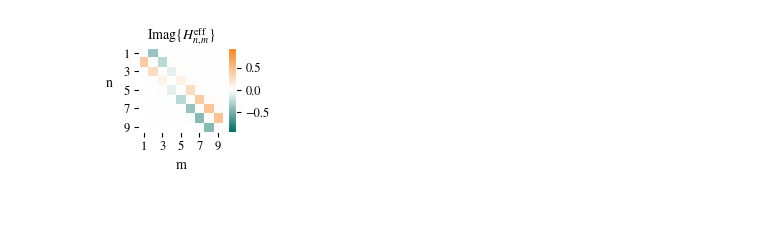
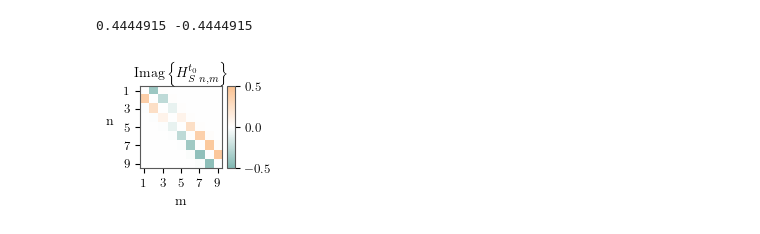
Before and after one commit to georgianixon/floquet-simulations, a Jupyter notebook: jupyter/hamiltonian_plots_for_paper.ipynb, the cells around one changed output. Saved outputs shown, nothing was run; the diff lists cells and outputs as text; code cells hidden in the pictures.

```diff
--- a/jupyter/hamiltonian_plots_for_paper.ipynb
+++ b/jupyter/hamiltonian_plots_for_paper.ipynb
@@ -5,3 +5,34 @@ from floquet_simulations.plot_functions import *
 from numpy import pi
 from pathlib import Path
 figsize_hams=(3.9,3.9)
+# %%
+#SSH4
+num_sites = 9
+centres = np.array(range(num_sites))
+funcs = [Cosine]*num_sites
+a1 = 16.917322691940058; a2 = -50; a3 = 38.315948852085626; a4 = -10
+omega0 = 25; T = 2*pi/omega0
+phi1 = 0; phi2 = 0; phi3 = 0; phi4 = 0
+onsite1 =0.0697854749060796; onsite2 = 0.068;  onsite3=0;onsite4 = -0.068
+# params = [onsite0, [a1, omega1, phi1, onsite1], [(a2, a3), (omega2, omega3), (phi2, phi3), onsite2], [a4, omega4, phi4, onsite4]]*2
+params = ([ [a1, omega0, phi1, onsite1], [a2, omega0, phi2, onsite2], [a3, omega0, phi3, onsite3], [a4, omega0, phi4, onsite4]]*3)[:num_sites]
+_, HF = CreateHFGeneral(num_sites, centres, funcs, params, T, circle_boundary=0)
+
+colourbar_min = np.min(np.real(HF))
+colourbar_max = np.max(np.real(HF))
+
+plt.rc('text.latex', preamble=r'\usepackage{amsmath}\usepackage{amssymb}')
+# mpl.verbose.level = 'debug-annoying'
+
+PlotParams(fontsize=10)
+
+print(colourbar_max, colourbar_min)
+ssh_plot_dir_path = Path().absolute().parent/"figures"/"paper"/"ssh4_model.pdf"
+PlotParams(fontsize=10)
+# PlotRealHamiltonian(HF, figsize=figsize_hams, colourbar_pad = 0.05, colourbar_size_percentage=10, save_location=ssh_plot_dir_path, axes_tick_pos=[0,2,4,6,8], axes_tick_labels=[1,3,5,7,9])
+# PlotRealHamiltonian(HF, figsize=figsize_hams, colourbar_pad=0.05, colourbar_size_percentage=10,
+#                     save_location = False, axes_tick_pos=[0,2,4,6,8], axes_tick_labels=[1,3,5,7,9],
+#                     cmap_lims=(-0.8,0.4), colourbar_ticks = [-0.8,-0.6,-0.4,-0.2,0,0.2,0.4, 0.6])
+PlotRealHamiltonian(HF, figsize=figsize_hams, colourbar_pad=0.05, colourbar_size_percentage=10,
+                    save_location = ssh_plot_dir_path, axes_tick_pos=[0,2,4,6,8], axes_tick_labels=[1,3,5,7,9],
+                    cmap_lims=(-0.8,0.4), colourbar_ticks = np.arange(-1,1,0.2))
@@ -8,19 +42,28 @@ figsize_hams=(3.9,3.9)
 # %%
 num_sites = 9
 omega = 8; T = 2*pi/omega
 centres = np.array(range(num_sites))
 onsite = 0
 _, HF = CreateHFGeneral(num_sites,
                           centres,
                           [Cosine]*num_sites,
                           [[10,omega,i*pi/8,onsite] for i in range(1,num_sites+1)],
                           T,
                           0
                           )
 PlotParams(fontsize=10)
 twisted_phase_plot_dir_path = Path().absolute().parent/"figures"/"paper"/"twisted_phase_model.pdf"
-PlotImagHamiltonian(HF, figsize=figsize_hams, colourbar_pad = 0.05, colourbar_size_percentage=10, save_location=twisted_phase_plot_dir_path, axes_tick_pos=[0,2,4,6,8], axes_tick_labels=[1,3,5,7,9])
-# PlotAngleHamiltonian(HF, figsize=(5,5), colourbar_pad = 0.1, colourbar_size_percentage=8)
+colourbar_min = np.min(np.imag(HF))
+colourbar_max = np.max(np.imag(HF))
+
+
+print(colourbar_max, colourbar_min)
+# PlotImagHamiltonian(HF, figsize=figsize_hams, colourbar_pad = 0.05, colourbar_size_percentage=10, save_location=twisted_phase_plot_dir_path, axes_tick_pos=[0,2,4,6,8], axes_tick_labels=[1,3,5,7,9])
+colourbar_tick_spacing=0.5
+PlotImagHamiltonian(HF, figsize=figsize_hams, colourbar_pad=0.05, colourbar_size_percentage=10,
+                    save_location = twisted_phase_plot_dir_path, axes_tick_pos=[0,2,4,6,8], axes_tick_labels=[1,3,5,7,9],
+                    cmap_lims=(-0.5,0.5), colourbar_ticks = np.arange(-1,1+colourbar_tick_spacing,colourbar_tick_spacing))
 # %% [output]
+0.4444915 -0.4444915
-[figure, old version]
+[figure, new version]
 # %%
```
Also changed, not shown: parts of 6 cells of this notebook, 1 other file.
